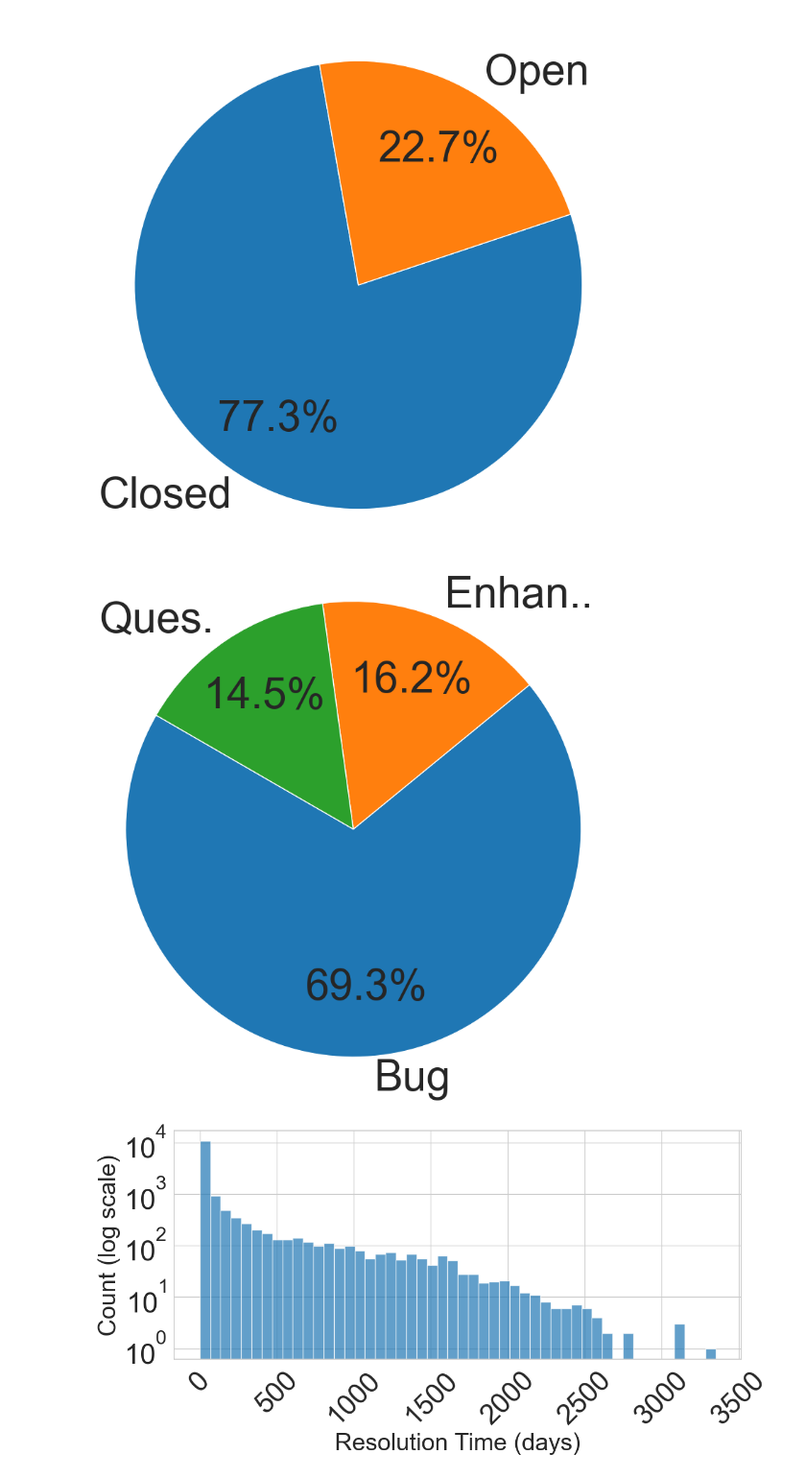
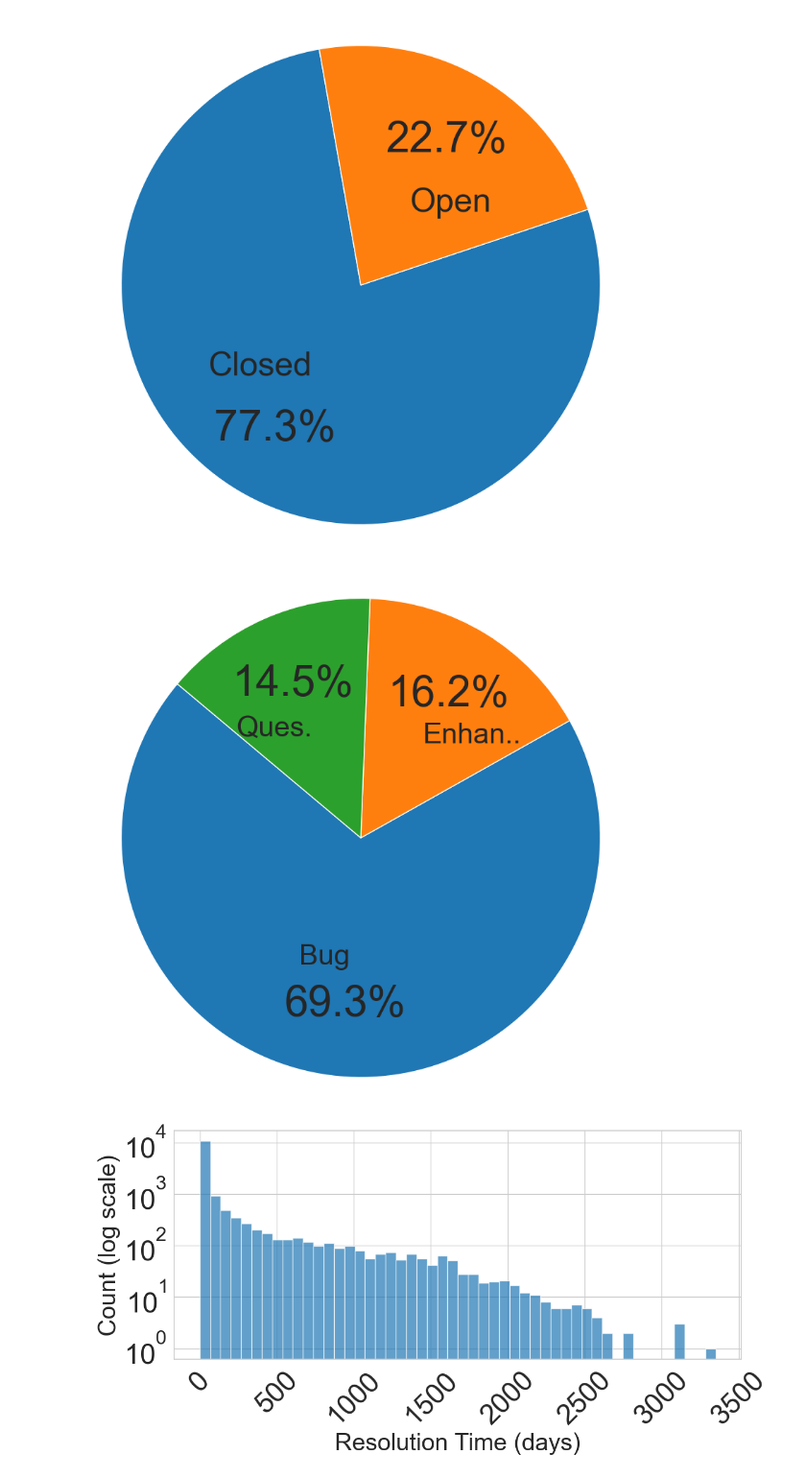
Before and after one commit to AnnabellaM/MSR-Static-Analysis-Artifacts, a Jupyter notebook: analysis/common_properties/common_properties_figures.ipynb, the cells around one changed output. Shown: that part at 96% size. Drawn from its saved outputs; the diff is of its cells as text; code cells hidden in the pictures.

Commit message:
new pie chart

```diff
--- a/analysis/common_properties/common_properties_figures.ipynb
+++ b/analysis/common_properties/common_properties_figures.ipynb
@@ -20,12 +20,19 @@ patches, texts, autotexts = plt.pie(
         status_counts,
         labels=['Closed', 'Open'],
         pctdistance=0.7,
-        labeldistance=1.1,
+        labeldistance=0.4,
         autopct='%1.1f%%',
         colors=['#1f77b4', '#ff7f0e'],
         startangle=100,
-        textprops={'fontsize': 45}
 )
+
+# Set font size for labels
+for text in texts:
+    text.set_fontsize(35)  # Adjust label font size
+
+# Set font size for percentages (autotexts)
+for autotext in autotexts:
+    autotext.set_fontsize(45)  # Adjust percentage font size
 
 plt.axis('equal')  # Equal aspect ratio ensures that pie is drawn as a circle.
 # increase font size
@@ -33,29 +40,36 @@ plt.tight_layout()
 plt.savefig('../../results/figures/common_properties/state.pdf', format='pdf', dpi=300)
 plt.show()
 # %% [output]
-[figure, old version]
+[figure, new version]
 # %%
 # issue categories distribution
 category_counts = issues['prop:category'].value_counts()
 plt.figure(figsize=(8, 8))
 
 patches, texts, autotexts = plt.pie(
         category_counts,
         labels=['Bug', 'Enhan..', 'Ques.'],
         autopct='%1.1f%%',
         colors=['#1f77b4', '#ff7f0e', '#2ca02c'],
-        startangle=150,
-        textprops={'fontsize': 45},
+        startangle=140,
         pctdistance=0.7,
-        labeldistance=1.1
+        labeldistance=0.5,
 )
+
+# Set font size for labels
+for text in texts:
+    text.set_fontsize(30)  # Adjust label font size
+
+# Set font size for percentages (autotexts)
+for autotext in autotexts:
+    autotext.set_fontsize(45)  # Adjust percentage font size
 
 plt.axis('equal')
 plt.tight_layout()
 plt.savefig('../../results/figures/common_properties/category.pdf', format='pdf', dpi=300)
 plt.show()
 # %% [output]
-[figure, old version]
+[figure, new version]
 # %%
 # Resolution Time
 resolution_times = issues[issues['prop:state'] == 'closed']['prop:resolution']
```
Also changed, not shown: 7 other files.
